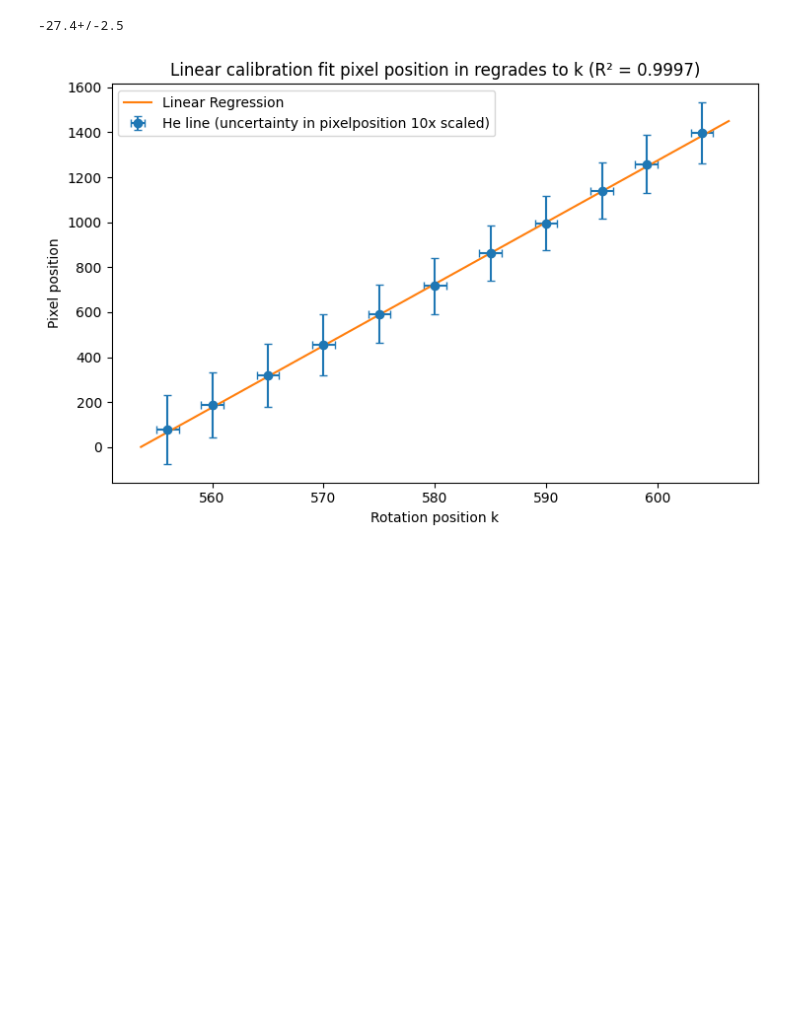
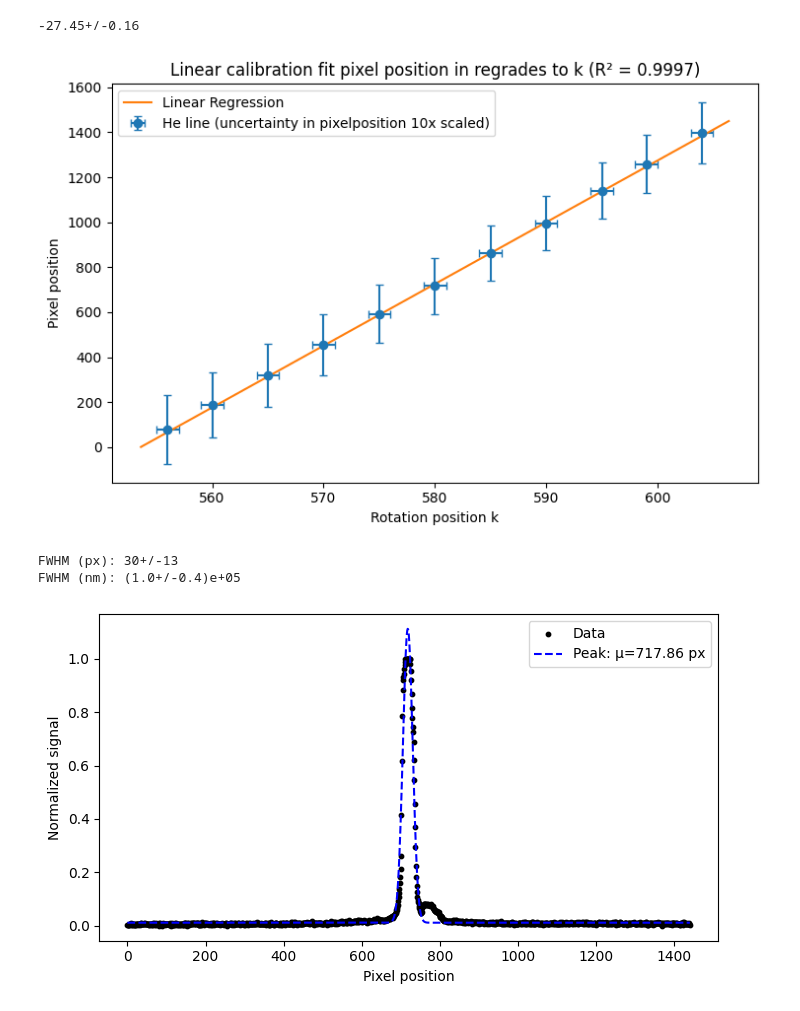
Before and after one commit to Mhfd10/P1_ETHZ, a Jupyter notebook: Basic_Spectroscopy_1/final.ipynb, the cells around one changed output. Drawn from its saved outputs; the diff is of its cells as text; code cells hidden in the pictures; blank space fills up the shorter version.

```diff
--- a/Basic_Spectroscopy_1/final.ipynb
+++ b/Basic_Spectroscopy_1/final.ipynb
@@ -72,10 +72,6 @@ def convert_into_array(images):
         values = (values - np.min(values)) / (np.max(values) - np.min(values))
         raw_one_line.append(values)
 
-        # estimate sigma and eliminate gaussian noise
-        sigma_est = estimate_sigma(values, channel_axis=None)
-        values = gaussian_filter1d(values, sigma=sigma_est)
-
         images_one_line.append(values)
 
     images_one_line = np.array(images_one_line)
@@ -84,11 +80,10 @@ def convert_into_array(images):
     return images_one_line, raw_one_line
 
 # This part does organisation of the data processed so far
-
 def sort_data(path_images, path_notes, images_one_line, step):
     # collect and clean the filenames
     filenames = sorted([f for f in os.listdir(path_images) if f.lower().endswith(".tif")])
-    names = [os.path.splitext(f)[0] for f in filenames]  # "image.bmp" -> "image"
+    names = [os.path.splitext(f)[0] for f in filenames]
 
     k_values = np.loadtxt(f'{path_notes}/k-values_1.txt', delimiter=',') if step == "k_lambda" else np.loadtxt(f'{path_notes}/p_cal_2.txt', delimiter=',')
     if step == "balmer":
@@ -125,9 +120,6 @@ def single_gaussian_fit(x, y, uncertainties=None, p0=None, print=False):
     if print is True:
         # unpack parameters
         A1, mu1, sigma1, C = popt
-
-        # fitted curve
-        fit_y = single_gaussian(x, *popt)
 
         # plot
         plt.figure(figsize=(7,4))
@@ -154,7 +146,7 @@ def k_lambda_fit(He_values, k_values, k_uncertainties):
     data = odr.RealData(k_values, He_values, sx=k_uncertainties, sy=None)
     odr_run = odr.ODR(data, model, beta0=[-0.3, 500]).run()
     b_fit, k0_fit = odr_run.beta
-    b_err, k0_err = np.sqrt(np.diag(odr_run.cov_beta))
+    b_err, k0_err = odr_run.sd_beta
 
     # Plot
     k_min, k_max = np.min(k_values), np.max(k_values)
@@ -210,7 +202,7 @@ def fit_B_with_b_k0_uncertainties(k,p,p_uncertainty,b_u,k0_u,lambda0,p_central,
     out   = odr.ODR(data, model, beta0=[B0]).run()
 
     B_fit = out.beta[0]
-    B_err = np.sqrt(out.cov_beta[0,0])
+    B_err = out.sd_beta
 
     y_hat = B_fit * x
     r2 = 1 - np.sum((y - y_hat)**2) / np.sum((y - np.mean(y))**2)
@@ -280,7 +272,7 @@ print(B)
 
 # plot fit
 kmin, kmax = float(np.min(k_measured_p)), float(np.max(k_measured_p))
-k_fit = np.linspace(kmin - 0.05*(kmax-kmin), kmax + 0.05*(kmax-kmin), 600)
+k_fit = np.linspace(kmin - 0.05*(kmax-kmin), kmax + 0.05*(kmax-kmin), 1000)
 p_fit = p_k([B.n], k_fit, lambda0, p_central, k0.n, b.n)
 
 plt.figure(figsize=(7.5,5))
@@ -294,8 +286,36 @@ plt.tight_layout()
 plt.savefig('p_k_fit.png', dpi=600)
 plt.show()
 # %% [output]
--27.4+/-2.5
+-27.45+/-0.16
 [figure]
+# %%
+x = np.linspace(0, 1440, 1440)
+y = img_dic_p_k["Calibration_2025-10-08T16-47-31.853"]["pixel_values"]
+A1 = fit_results_p_k["Calibration_2025-10-08T16-47-31.853"]["A"]
+mu1 = fit_results_p_k["Calibration_2025-10-08T16-47-31.853"]["mu"]
+sigma1 = fit_results_p_k["Calibration_2025-10-08T16-47-31.853"]["sigma"]
+C = fit_results_p_k["Calibration_2025-10-08T16-47-31.853"]["C"]
+
+
+fwhm_px = ufloat(2 * np.sqrt(2 * np.log(2)) * sigma1, sigma1)
+fwhm_lambda = fwhm_px*s_p
+print(f"FWHM (px): {fwhm_px}")
+print(f"FWHM (nm): {fwhm_lambda}")
+
+plt.figure(figsize=(7,4))
+plt.scatter(x, y, s=10, label="Data", color="black")
+# plot the individual components
+plt.plot(x, A1*np.exp(-((x - mu1)**2)/(2*sigma1**2))+C, '--', color="blue", label=f"Peak: μ={mu1:.2f} px")
+plt.xlabel("Pixel position")
+plt.ylabel("Normalized signal")
+plt.legend()
+plt.tight_layout()
+plt.savefig("single_gaussian_fit.png", dpi=600)
+plt.show()
+# %% [output]
+FWHM (px): 30+/-13
+FWHM (nm): (1.0+/-0.4)e+05
+[figure, added]
 # %%
 # double gauss fit for grid constant
 def double_gaussian(x, A1, mu1, sigma1, A2, mu2, sigma2, C):
```
Also changed, not shown: parts of 8 cells of this notebook.
